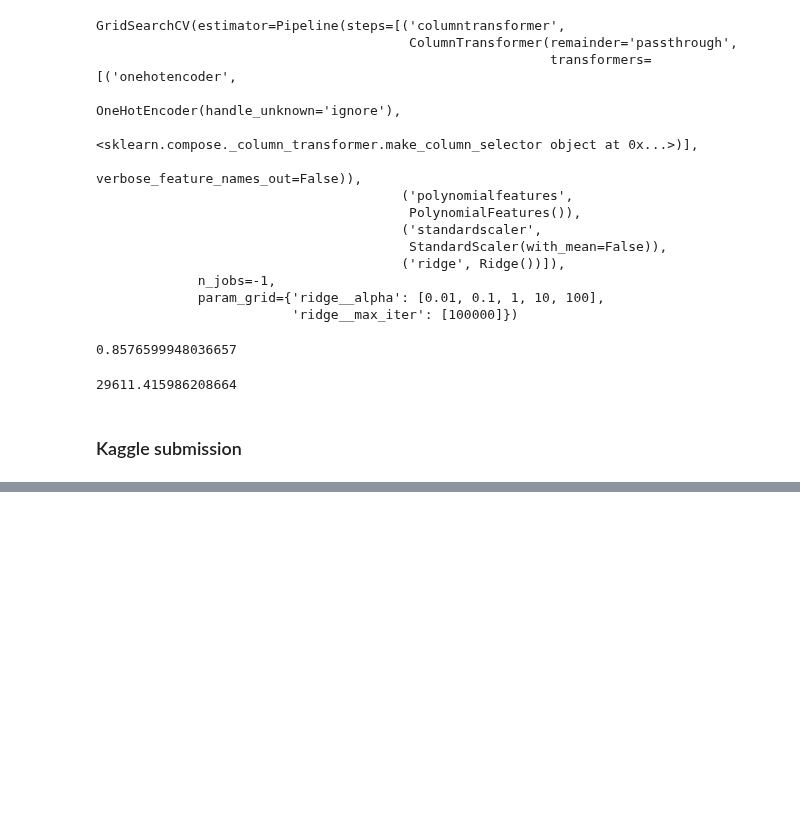
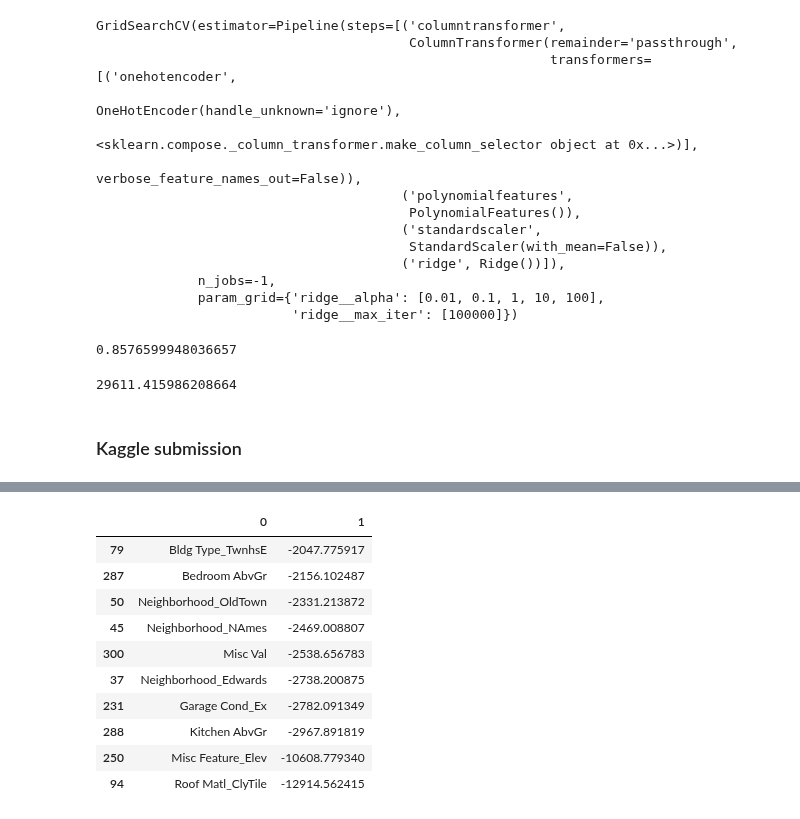
Before and after one commit to pezpet/general-assembly, a Jupyter notebook: labs/project-2-andres/code/02_Preprocessing_Models_and_Results.ipynb, the cells around one changed output, grey strips where cells are left out. Drawn from its saved outputs; the diff is of its cells as text; code cells hidden in the pictures; blank space fills up the shorter version.

```diff
--- a/labs/project-2-andres/code/02_Preprocessing_Models_and_Results.ipynb
+++ b/labs/project-2-andres/code/02_Preprocessing_Models_and_Results.ipynb
@@ -483,0 +574,14 @@ test[['Id', 'SalePrice']].to_csv('../data/submission_all_EDA_poly_ridge.csv', in
+# %%
+pd.DataFrame(zip(feature_names, coefs)).sort_values(by=1, ascending=False).tail(10)
+# %% [output]
+|  | 0 | 1 |
+| 79 | Bldg Type_TwnhsE | -2047.775917 |
+| 287 | Bedroom AbvGr | -2156.102487 |
+| 50 | Neighborhood_OldTown | -2331.213872 |
+| 45 | Neighborhood_NAmes | -2469.008807 |
+| 300 | Misc Val | -2538.656783 |
+| 37 | Neighborhood_Edwards | -2738.200875 |
+| 231 | Garage Cond_Ex | -2782.091349 |
+| 288 | Kitchen AbvGr | -2967.891819 |
+| 250 | Misc Feature_Elev | -10608.779340 |
+| 94 | Roof Matl_ClyTile | -12914.562415 |
```
Also changed, not shown: parts of 19 cells of this notebook, 1 other file.
